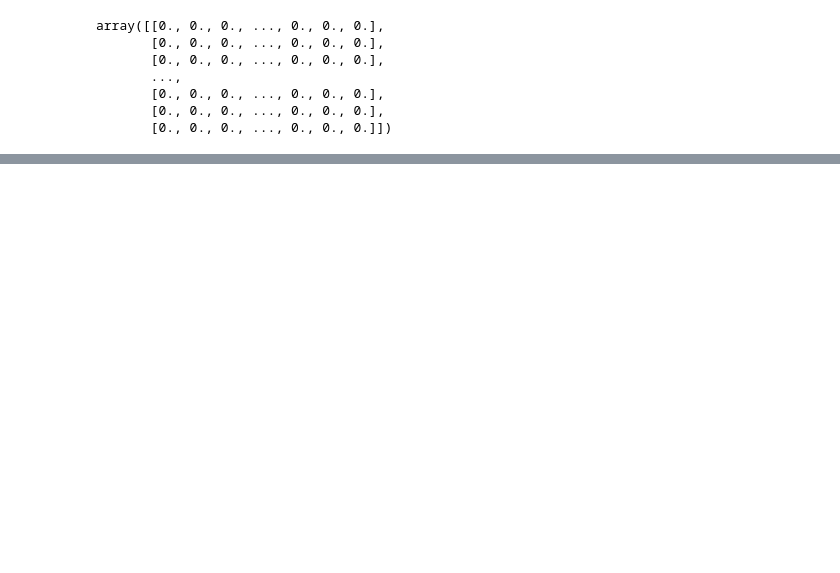
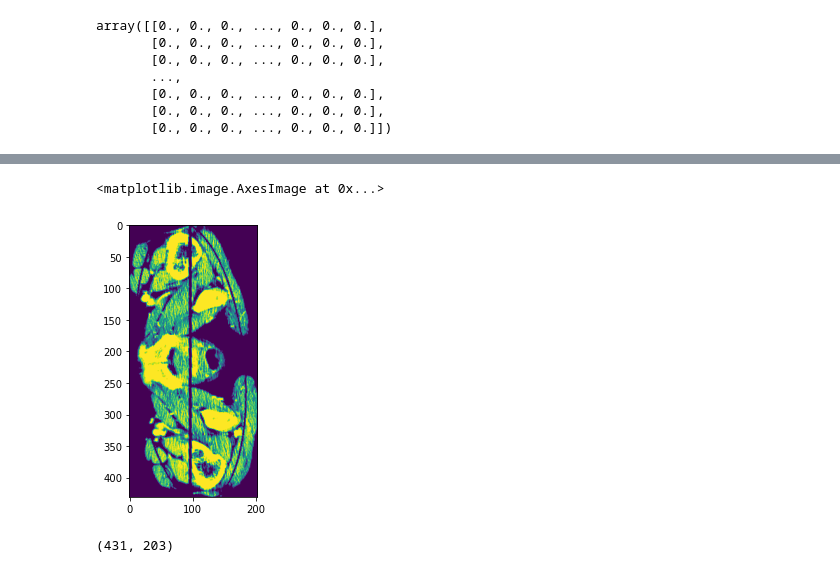
Before and after one commit to tint3dgreen/DS_440_Capstone, a Jupyter notebook: src/features/Preprocessing.ipynb, the cells around one changed output, grey strips where cells are left out. Drawn from its saved outputs; the diff is of its cells as text; code cells hidden in the pictures; blank space fills up the shorter version.

```diff
--- a/src/features/Preprocessing.ipynb
+++ b/src/features/Preprocessing.ipynb
@@ -102,0 +103,27 @@ pylab.show()
+# %%
+def crop_image(image, display=False):
+    # Create a mask with the background pixels
+    mask = image == 0
+
+    # Find the brain area
+    coords = np.array(np.nonzero(~mask))
+    top_left = np.min(coords, axis=1)
+    bottom_right = np.max(coords, axis=1)
+
+    # Remove the background
+    croped_image = image[top_left[0]:bottom_right[0],
+                top_left[1]:bottom_right[1]]
+
+    return croped_image
+# %%
+croppedImage = crop_image(img)
+# %%
+plt.figure(figsize=(15, 5))
+plt.imshow(croppedImage)
+# %% [output]
+<matplotlib.image.AxesImage at 0x...>
+[figure, added]
+# %%
+croppedImage.shape
+# %% [output]
+(431, 203)
```
Also changed, not shown: parts of 6 cells of this notebook.
